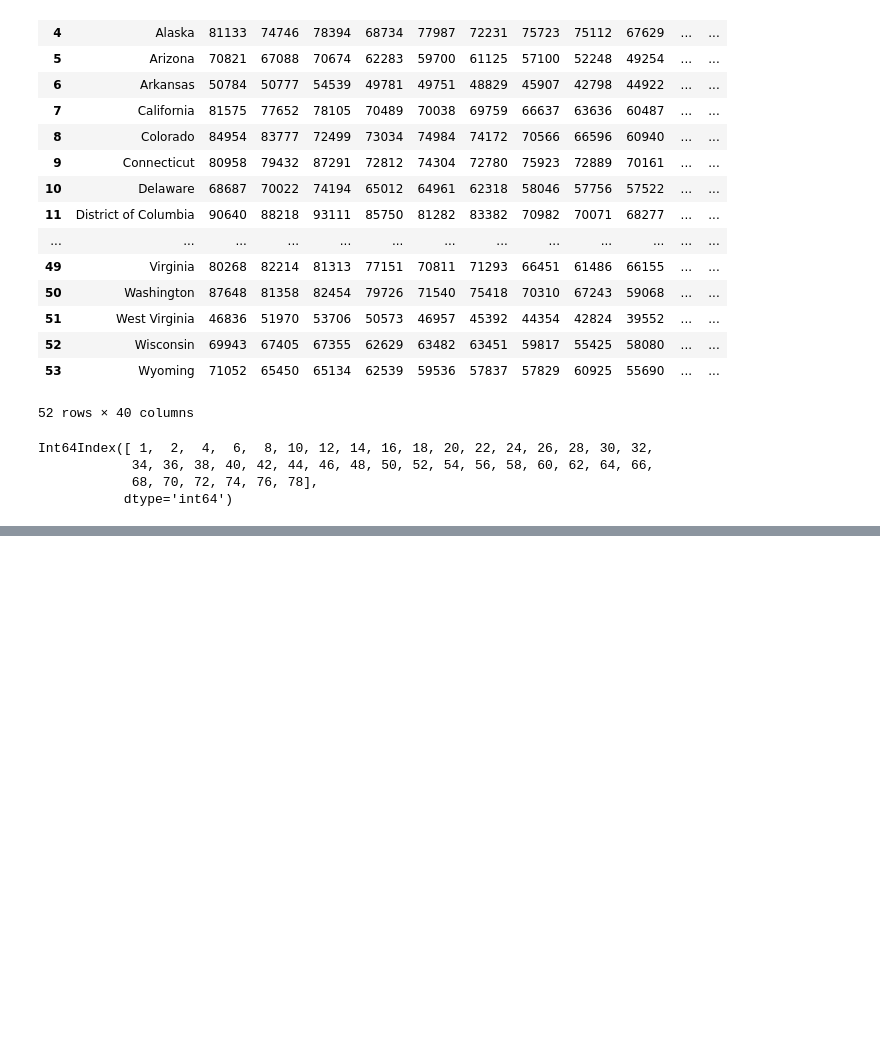
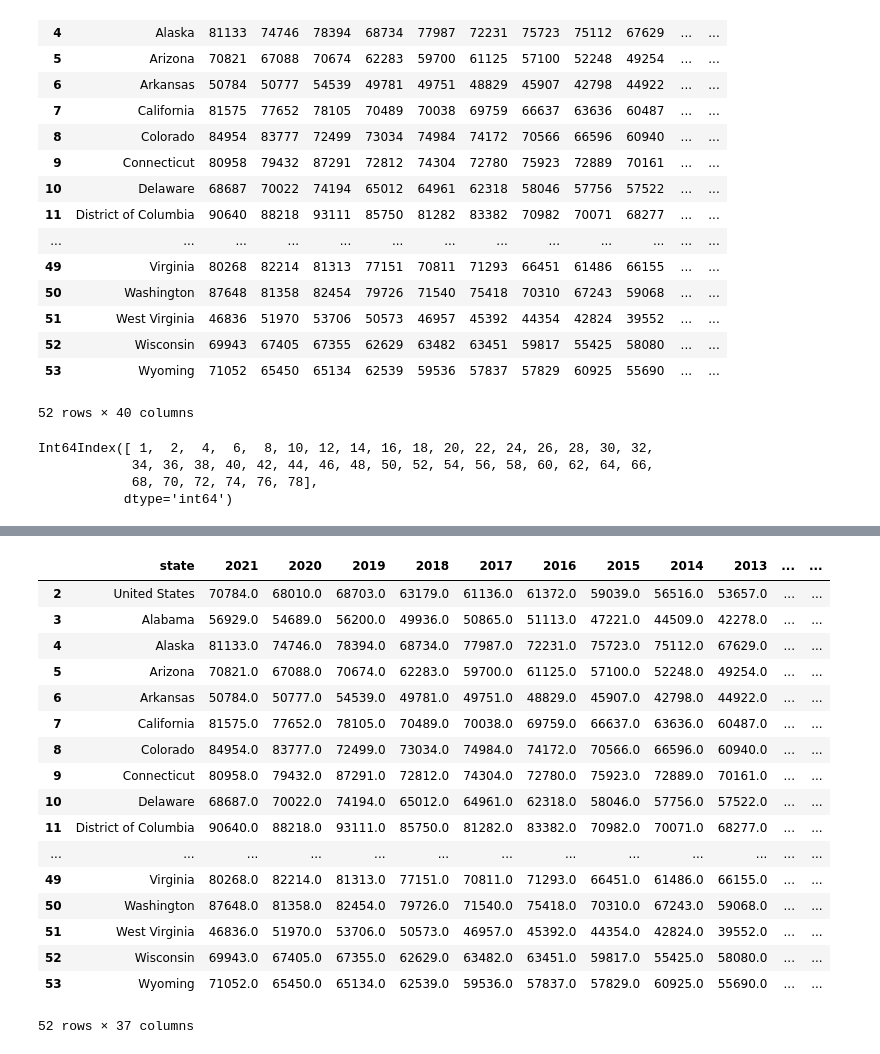
Before and after one commit to KimberlyW618/final_group_project, a Jupyter notebook: code/Median Income per state.ipynb, the cells around one changed output, grey strips where cells are left out. Cells and saved outputs as stored; diff of their text form; code cells hidden in the pictures; blank space fills up the shorter version.

```diff
--- a/code/Median Income per state.ipynb
+++ b/code/Median Income per state.ipynb
@@ -1,7 +1,7 @@
 # %%
 import pandas as pd
 # %%
-df = pd.read_excel('income.xlsx')
+df = pd.read_excel('income_raw.xlsx')
 df
 # %% [output]
 |  | 1 | 2 | 3 | 4 | 5 | 6 | 7 | 8 | 9 | 10 | ... | ... |
@@ -83,3 +83,6 @@ Int64Index([ 1,  2,  4,  6,  8, 10, 12, 14, 16, 18, 20, 22, 24, 26, 28, 30, 32,
             34, 36, 38, 40, 42, 44, 46, 48, 50, 52, 54, 56, 58, 60, 62, 64, 66,
             68, 70, 72, 74, 76, 78],
            dtype='int64')
+# %%
+df3 = df2.astype({2: 'float', 4: 'float', 6: 'float', 8: 'float', 10: 'float', 12: 'float', 14: 'float', 16: 'float', 18: 'float', 20: 'float', 22: 'float', 24: 'float', 26: 'float', 28: 'float', 28: 'float', 30: 'float', 32: 'float', 34: 'float', 36: 'float', 38: 'float', 40: 'float', 42: 'float', 44: 'float', 46: 'float', 48: 'float', 50: 'float', 52: 'float', 54:'float', 56: 'float', 58: 'float', 60: 'float', 62: 'float', 64: 'float', 66: 'float', 68: 'float', 70: 'float', 72: 'float', 74: 'float', 76: 'float', 78: 'float'})
+df3.dtypes
@@ -86,5 +107,5 @@ Int64Index([ 1,  2,  4,  6,  8, 10, 12, 14, 16, 18, 20, 22, 24, 26, 28, 30, 32,
 # %%
-df3 = df2.rename(columns={1:'state', 2:'2021', 4:'2020', 6:'2019', 8:'2018', 10:'2017', 12:'2016', 14:'2015', 16:'2014', 18:'2013', 20:'2012', 22:'2011', 24:'2010', 26:'2009', 28:'2008', 30:'2007', 32:'2006', 34:'2004', 36:'2003', 38:'2002', 40:'2001', 42:'2000', 44:'1999', 46:'1998', 48:'1997', 50:'1998', 52:'1997', 54:'1996', 56:'1995', 58:'1994', 60:'1993', 62:'1992', 64:'1991', 66:'1990', 68:'1989', 70:'1988', 72:'1987', 74:'1986', 76:'1985', 78:'1984'})
-df3
+df4 = df3.rename(columns={1:'state', 2:'2021', 4:'2020', 6:'2019', 8:'2018', 10:'2017', 12:'2016', 14:'2015', 16:'2014', 18:'2013', 20:'2012', 22:'2011', 24:'2010', 26:'2009', 28:'2008', 30:'2007', 32:'2006', 34:'2004', 36:'2003', 38:'2002', 40:'2001', 42:'2000', 44:'1999', 46:'1998', 48:'1997', 50:'1998', 52:'1997', 54:'1996', 56:'1995', 58:'1994', 60:'1993', 62:'1992', 64:'1991', 66:'1990', 68:'1989', 70:'1988', 72:'1987', 74:'1986', 76:'1985', 78:'1984'})
+df4
 # %% [output]
 |  | state | 2021 | 2020 | 2019 | 2018 | 2017 | 2016 | 2015 | 2014 | 2013 | ... | ... |
@@ -107,7 +128,7 @@ df3
 52 rows × 40 columns
 # %%
 #dropping prior to 1987
-df4 = df3.drop(['1984','1985','1986'], axis=1)
-df4
+df5 = df4.drop(['1984','1985','1986'], axis=1)
+df5
 # %% [output]
 |  | state | 2021 | 2020 | 2019 | 2018 | 2017 | 2016 | 2015 | 2014 | 2013 | ... | ... |
@@ -131 +172,23 @@ df4
+# %%
+df6 = df5.round(2)
+df6
+# %% [output]
+|  | state | 2021 | 2020 | 2019 | 2018 | 2017 | 2016 | 2015 | 2014 | 2013 | ... | ... |
+| 2 | United States | 70784.0 | 68010.0 | 68703.0 | 63179.0 | 61136.0 | 61372.0 | 59039.0 | 56516.0 | 53657.0 | ... | ... |
+| 3 | Alabama | 56929.0 | 54689.0 | 56200.0 | 49936.0 | 50865.0 | 51113.0 | 47221.0 | 44509.0 | 42278.0 | ... | ... |
+| 4 | Alaska | 81133.0 | 74746.0 | 78394.0 | 68734.0 | 77987.0 | 72231.0 | 75723.0 | 75112.0 | 67629.0 | ... | ... |
+| 5 | Arizona | 70821.0 | 67088.0 | 70674.0 | 62283.0 | 59700.0 | 61125.0 | 57100.0 | 52248.0 | 49254.0 | ... | ... |
+| 6 | Arkansas | 50784.0 | 50777.0 | 54539.0 | 49781.0 | 49751.0 | 48829.0 | 45907.0 | 42798.0 | 44922.0 | ... | ... |
+| 7 | California | 81575.0 | 77652.0 | 78105.0 | 70489.0 | 70038.0 | 69759.0 | 66637.0 | 63636.0 | 60487.0 | ... | ... |
+| 8 | Colorado | 84954.0 | 83777.0 | 72499.0 | 73034.0 | 74984.0 | 74172.0 | 70566.0 | 66596.0 | 60940.0 | ... | ... |
+| 9 | Connecticut | 80958.0 | 79432.0 | 87291.0 | 72812.0 | 74304.0 | 72780.0 | 75923.0 | 72889.0 | 70161.0 | ... | ... |
+| 10 | Delaware | 68687.0 | 70022.0 | 74194.0 | 65012.0 | 64961.0 | 62318.0 | 58046.0 | 57756.0 | 57522.0 | ... | ... |
+| 11 | District of Columbia | 90640.0 | 88218.0 | 93111.0 | 85750.0 | 81282.0 | 83382.0 | 70982.0 | 70071.0 | 68277.0 | ... | ... |
+| ... | ... | ... | ... | ... | ... | ... | ... | ... | ... | ... | ... | ... |
+| 49 | Virginia | 80268.0 | 82214.0 | 81313.0 | 77151.0 | 70811.0 | 71293.0 | 66451.0 | 61486.0 | 66155.0 | ... | ... |
+| 50 | Washington | 87648.0 | 81358.0 | 82454.0 | 79726.0 | 71540.0 | 75418.0 | 70310.0 | 67243.0 | 59068.0 | ... | ... |
+| 51 | West Virginia | 46836.0 | 51970.0 | 53706.0 | 50573.0 | 46957.0 | 45392.0 | 44354.0 | 42824.0 | 39552.0 | ... | ... |
+| 52 | Wisconsin | 69943.0 | 67405.0 | 67355.0 | 62629.0 | 63482.0 | 63451.0 | 59817.0 | 55425.0 | 58080.0 | ... | ... |
+| 53 | Wyoming | 71052.0 | 65450.0 | 65134.0 | 62539.0 | 59536.0 | 57837.0 | 57829.0 | 60925.0 | 55690.0 | ... | ... |
+52 rows × 37 columns
 # %%
```
Also changed, not shown: parts of 5 cells of this notebook.
